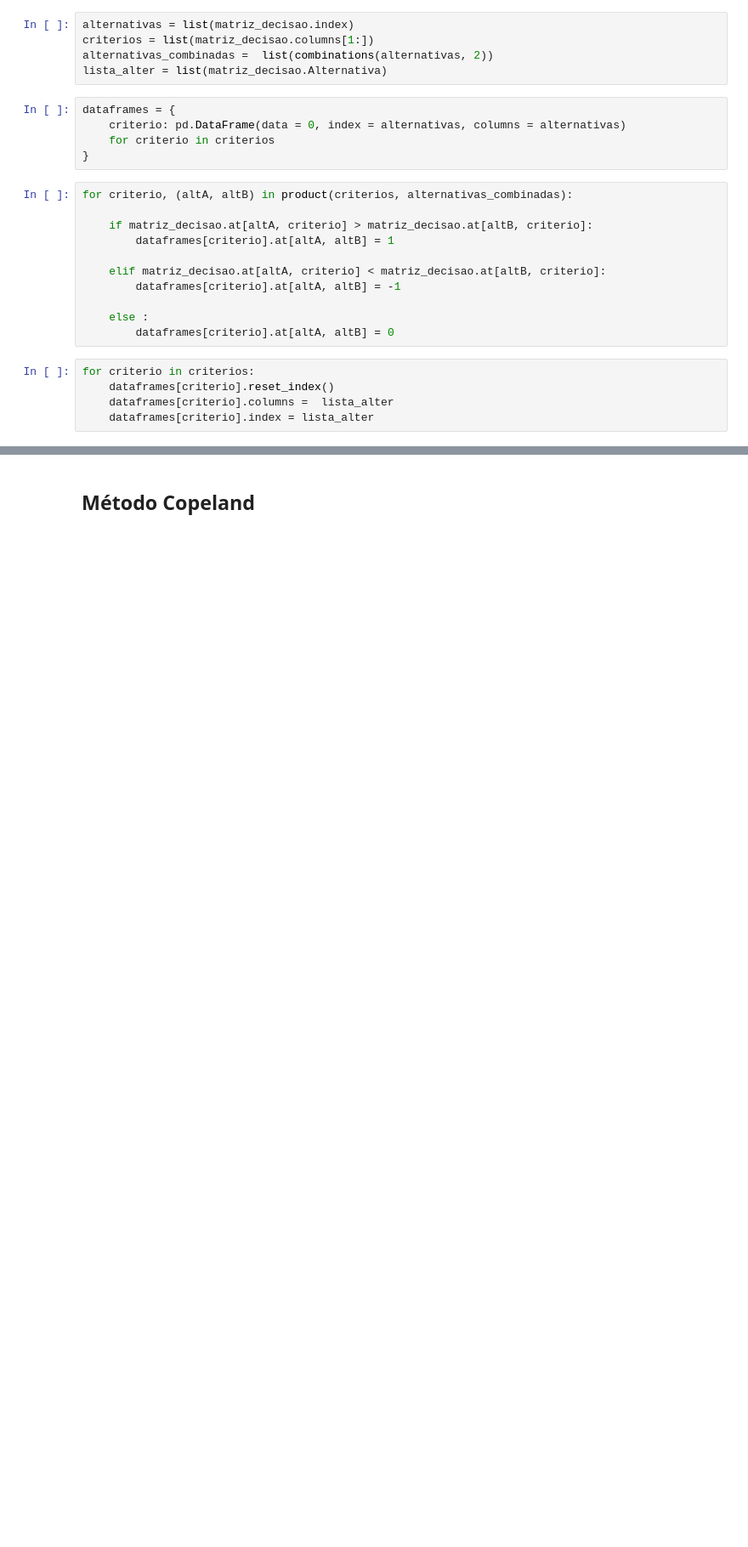
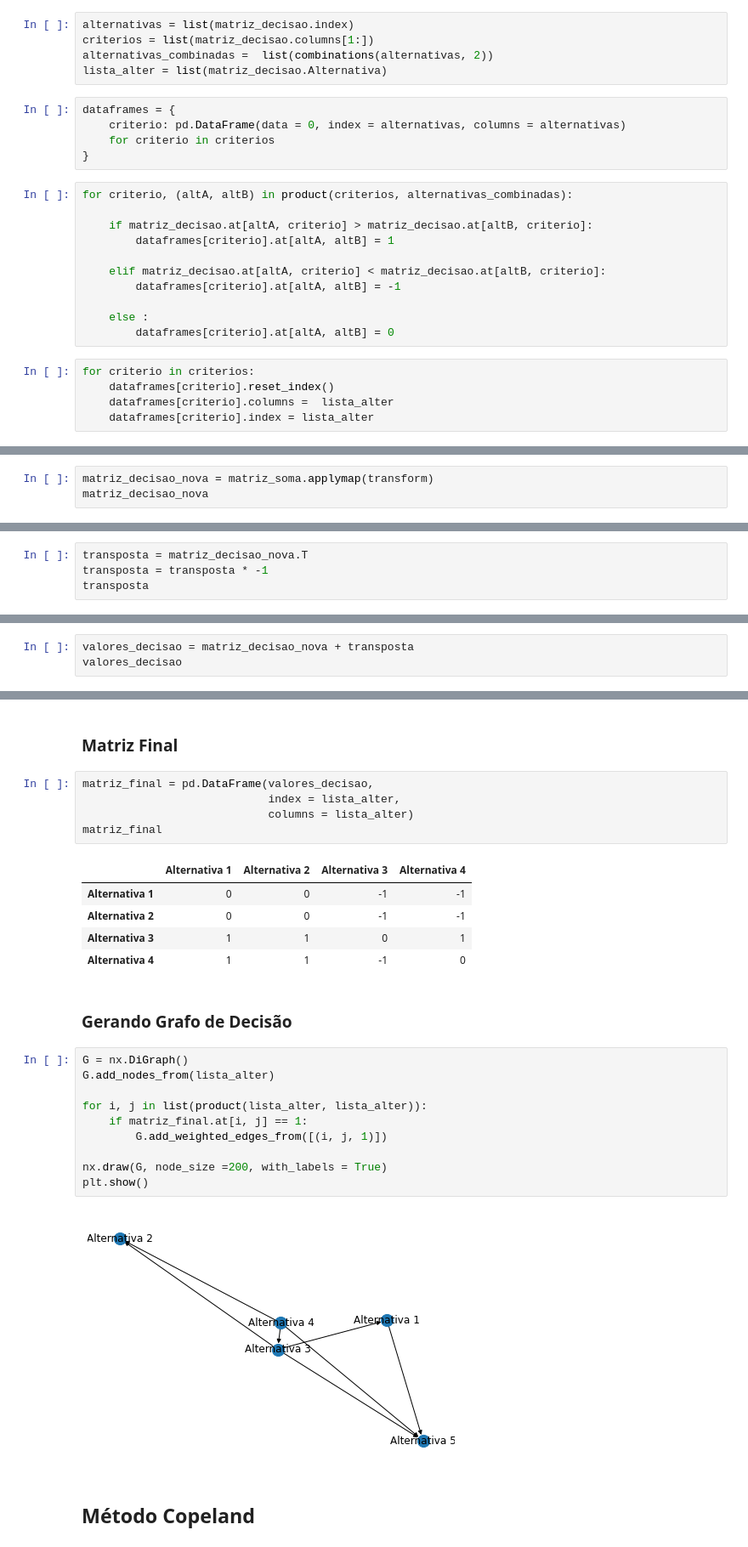
Before and after one commit to jvataidee/PesquisaOperacional, a Jupyter notebook: agregacao_sintese.ipynb, the cells around one changed output, grey strips where cells are left out. Shown at 85% size. Saved outputs shown, nothing was run; the diff lists cells and outputs as text; blank space fills up the shorter version.

```diff
--- a/agregacao_sintese.ipynb
+++ b/agregacao_sintese.ipynb
@@ -160,0 +165,3 @@ dtype: int64
+# %%
+matriz_decisao_nova = matriz_soma.applymap(transform)
+matriz_decisao_nova
@@ -160,0 +174,4 @@ dtype: int64
+# %%
+transposta = matriz_decisao_nova.T
+transposta = transposta * -1
+transposta
@@ -160,0 +184,3 @@ dtype: int64
+# %%
+valores_decisao = matriz_decisao_nova + transposta
+valores_decisao
@@ -161,2 +193,29 @@ dtype: int64
+# %% [markdown]
+### **Matriz Final**
+# %%
+matriz_final = pd.DataFrame(valores_decisao,
+                            index = lista_alter,
+                            columns = lista_alter)
+matriz_final
+# %% [output]
+|  | Alternativa 1 | Alternativa 2 | Alternativa 3 | Alternativa 4 |
+| Alternativa 1 | 0 | 0 | -1 | -1 |
+| Alternativa 2 | 0 | 0 | -1 | -1 |
+| Alternativa 3 | 1 | 1 | 0 | 1 |
+| Alternativa 4 | 1 | 1 | -1 | 0 |
+# %% [markdown]
+### **Gerando Grafo de Decisão**
+# %%
+G = nx.DiGraph()
+G.add_nodes_from(lista_alter)
+
+for i, j in list(product(lista_alter, lista_alter)):
+    if matriz_final.at[i, j] == 1:
+        G.add_weighted_edges_from([(i, j, 1)])
+
+nx.draw(G, node_size =200, with_labels = True)
+plt.show()
+# %% [output]
+[figure, added]
 # %% [markdown]
 ## **Método Copeland**
```
Also changed, not shown: parts of 31 cells of this notebook.
